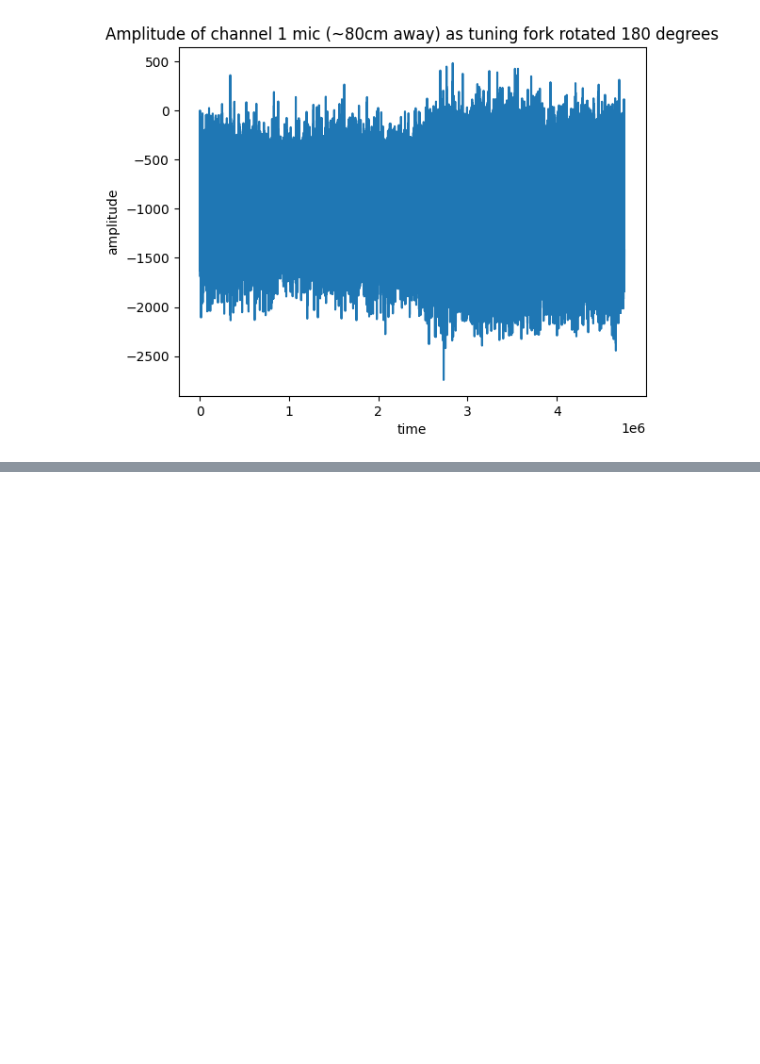
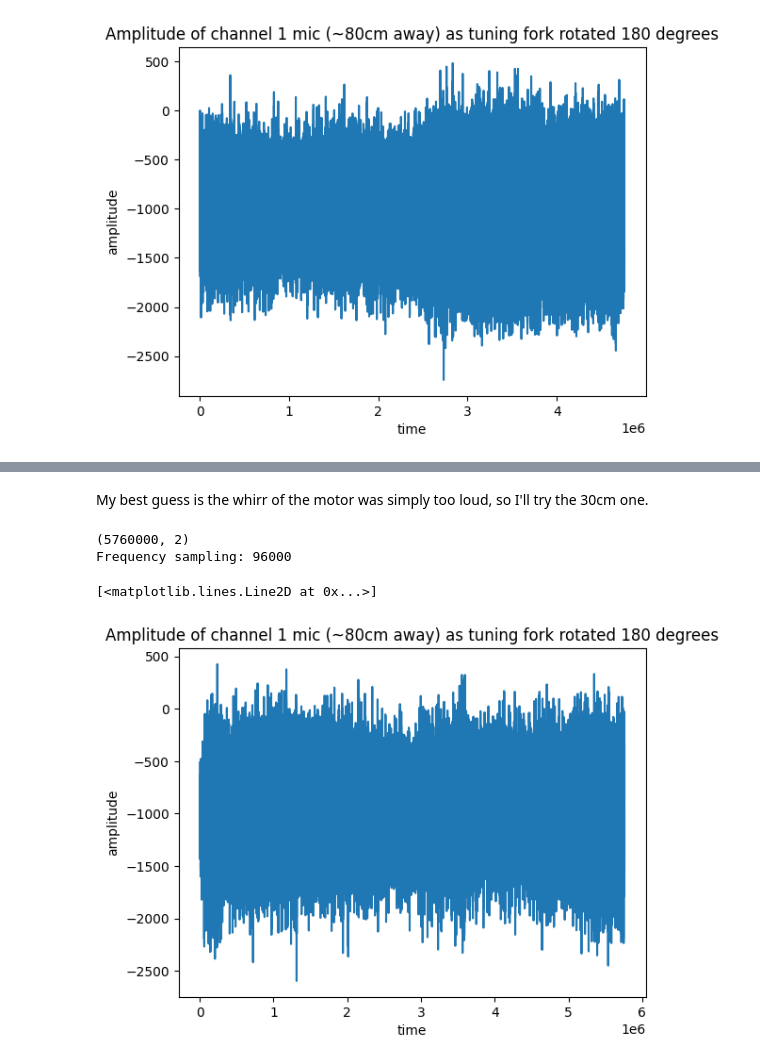
Before and after one commit to julianLapenna12/acoustic_radiation_modelling, a Jupyter notebook: notebooks/Ex1.acoustics.notebook.ipynb, the cells around one changed output, grey strips where cells are left out. Drawn from its saved outputs; the diff is of its cells as text; code cells hidden in the pictures; blank space fills up the shorter version.

```diff
--- a/notebooks/Ex1.acoustics.notebook.ipynb
+++ b/notebooks/Ex1.acoustics.notebook.ipynb
@@ -758,0 +757,18 @@ plt.show()
+# %% [markdown]
+My best guess is the whirr of the motor was simply too loud, so I'll try the 30cm one.
+# %%
+filename = '../data/180sweep-m1-far30.wav'
+sr_30, d30 = wavfile.read(filename)
+
+print(d30.shape)
+print ("Frequency sampling:", sr_30)
+
+plt.title("Amplitude of channel 1 mic (~80cm away) as tuning fork rotated 180 degrees")
+plt.xlabel("time")
+plt.ylabel('amplitude')
+plt.plot(np.take(d30, 1, axis=1))
+# %% [output]
+(5760000, 2)
+Frequency sampling: 96000
+[<matplotlib.lines.Line2D at 0x...>]
+[figure, added]
```
Also changed, not shown: parts of 4 cells of this notebook.
